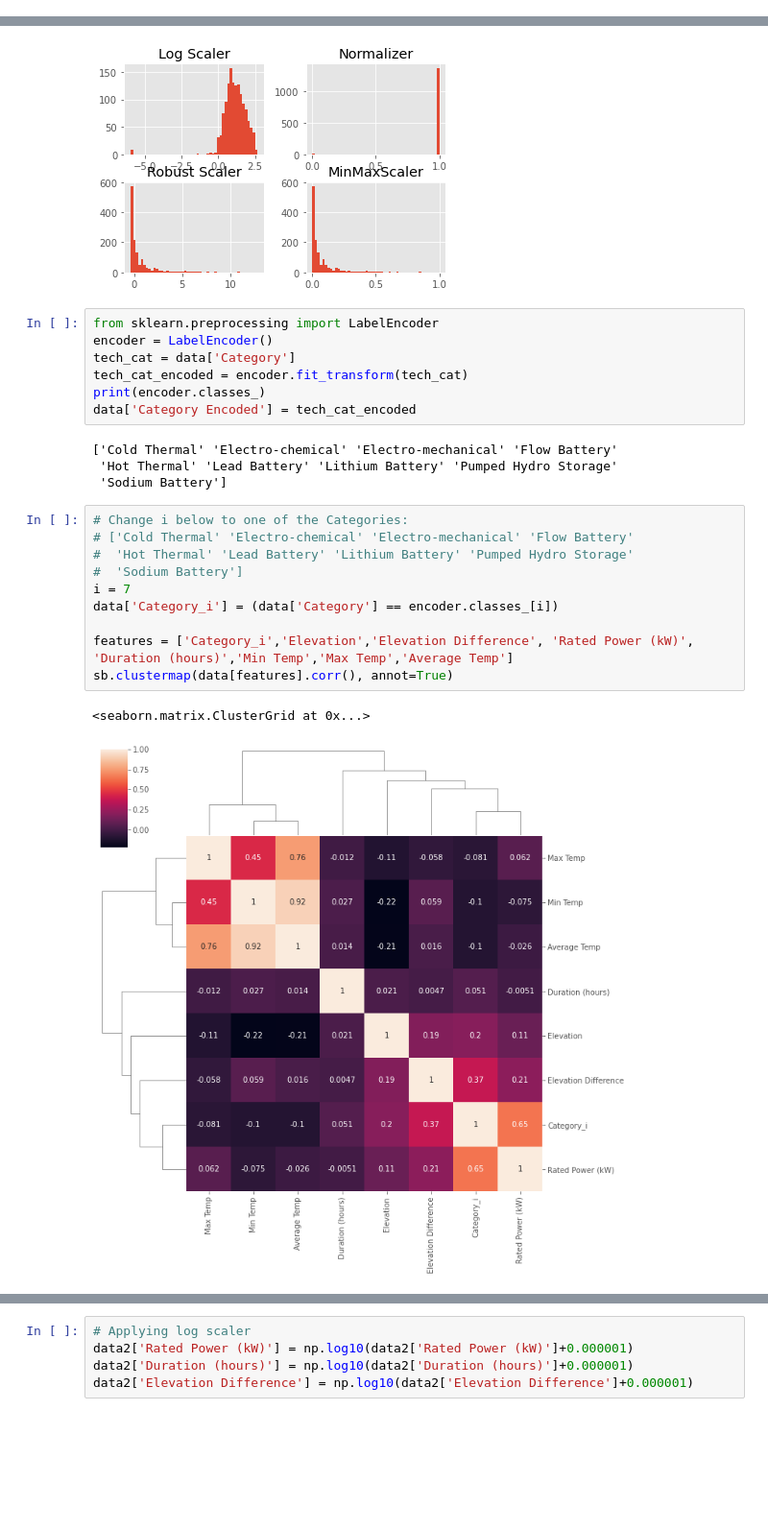
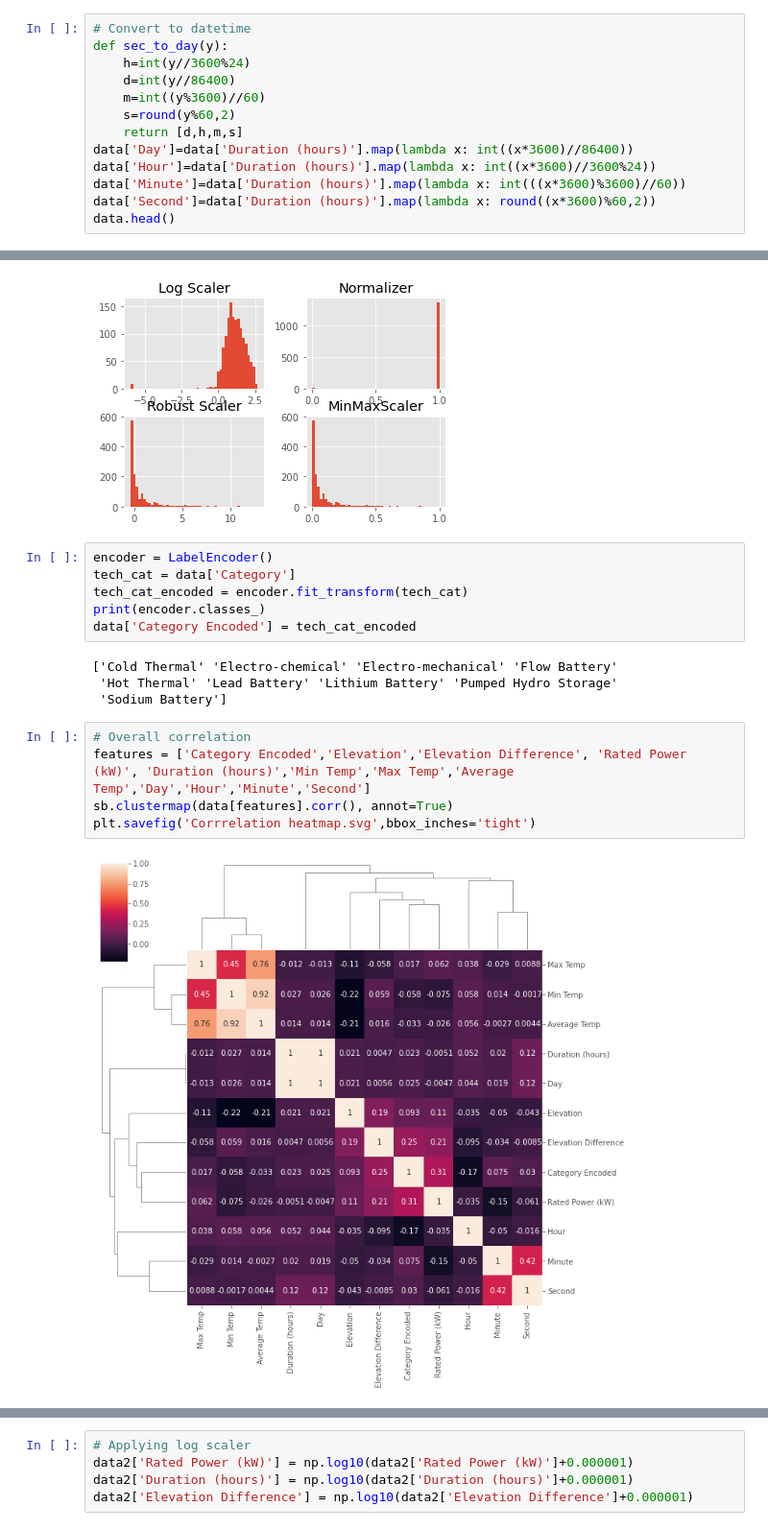
Before and after one commit to zhoutianxun/Energy-Storage-System-Predictor, a Jupyter notebook: Model Training.ipynb, the cells around one changed output, grey strips where cells are left out. Shown at 96% size. Saved outputs shown, nothing was run; the diff lists cells and outputs as text; blank space fills up the shorter version.

```diff
--- a/Model Training.ipynb
+++ b/Model Training.ipynb
@@ -89,3 +107,16 @@ data = data.loc[data['Status'].isin(statuses)]
 print('number of datapoints after removing decomissioned and not building :' + str(len(data)))
 # %% [output]
 number of datapoints after removing decomissioned and not building :1381
+# %%
+# Convert to datetime
+def sec_to_day(y):
+    h=int(y//3600%24)
+    d=int(y//86400)
+    m=int((y%3600)//60)
+    s=round(y%60,2)
+    return [d,h,m,s]
+data['Day']=data['Duration (hours)'].map(lambda x: int((x*3600)//86400))
+data['Hour']=data['Duration (hours)'].map(lambda x: int((x*3600)//3600%24))
+data['Minute']=data['Duration (hours)'].map(lambda x: int(((x*3600)%3600)//60))
+data['Second']=data['Duration (hours)'].map(lambda x: round((x*3600)%60,2))
+data.head()
@@ -263,7 +306,6 @@ array([[<AxesSubplot:title={'center':'Log Scaler'}>,
         <AxesSubplot:title={'center':'MinMaxScaler'}>]], dtype=object)
 [figure]
 # %%
-from sklearn.preprocessing import LabelEncoder
 encoder = LabelEncoder()
 tech_cat = data['Category']
 tech_cat_encoded = encoder.fit_transform(tech_cat)
@@ -274,15 +316,9 @@ data['Category Encoded'] = tech_cat_encoded
  'Hot Thermal' 'Lead Battery' 'Lithium Battery' 'Pumped Hydro Storage'
  'Sodium Battery']
 # %%
-# Change i below to one of the Categories:
-# ['Cold Thermal' 'Electro-chemical' 'Electro-mechanical' 'Flow Battery'
-#  'Hot Thermal' 'Lead Battery' 'Lithium Battery' 'Pumped Hydro Storage'
-#  'Sodium Battery']
-i = 7
-data['Category_i'] = (data['Category'] == encoder.classes_[i])
-
-features = ['Category_i','Elevation','Elevation Difference', 'Rated Power (kW)', 'Duration (hours)','Min Temp','Max Temp','Average Temp']
+# Overall correlation
+features = ['Category Encoded','Elevation','Elevation Difference', 'Rated Power (kW)', 'Duration (hours)','Min Temp','Max Temp','Average Temp','Day','Hour','Minute','Second']
 sb.clustermap(data[features].corr(), annot=True)
+plt.savefig('Corrrelation heatmap.svg',bbox_inches='tight')
 # %% [output]
-<seaborn.matrix.ClusterGrid at 0x...>
-[figure, old version]
+[figure, new version]
```
Also changed, not shown: parts of 38 cells of this notebook, 2 other files.
